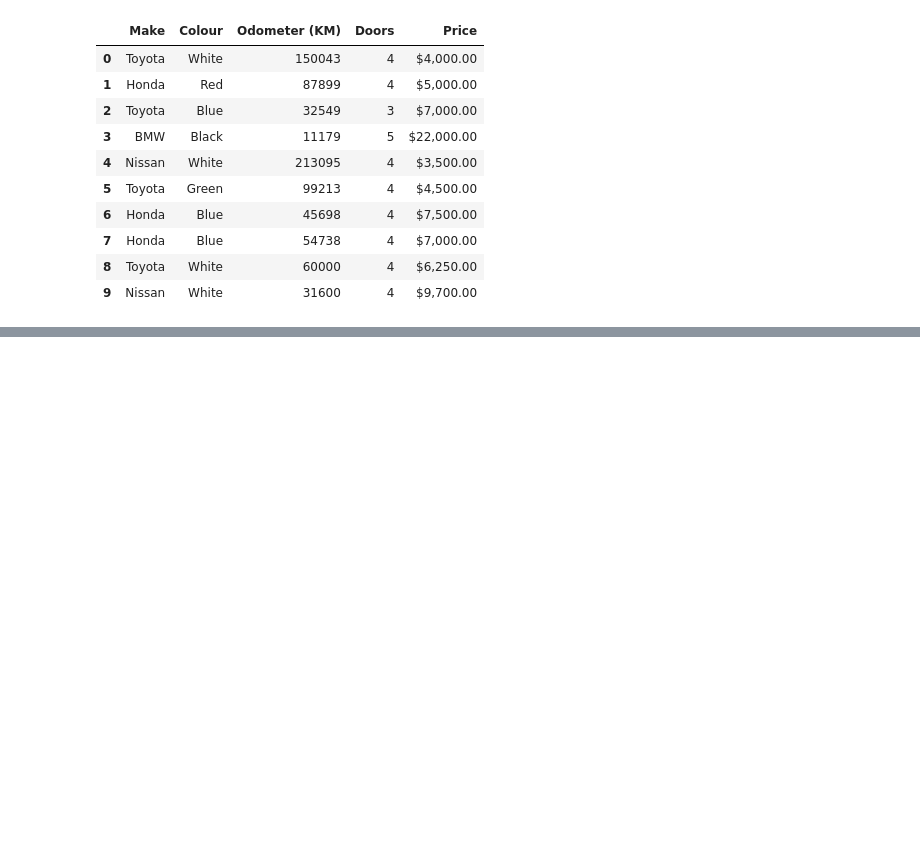
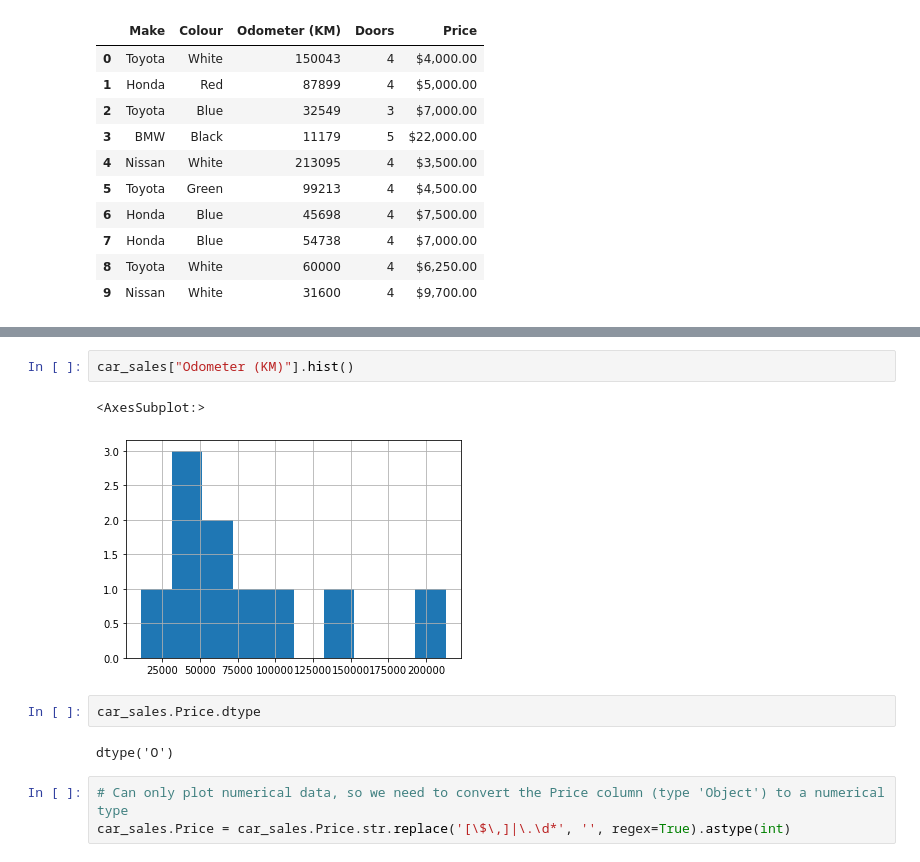
Before and after one commit to Cablab/ml-ds, a Jupyter notebook: learning-projects/intro-pandas.ipynb, the cells around one changed output, grey strips where cells are left out. Drawn from its saved outputs; the diff is of its cells as text; blank space fills up the shorter version.

```diff
--- a/learning-projects/intro-pandas.ipynb
+++ b/learning-projects/intro-pandas.ipynb
@@ -103,0 +404,12 @@ exported_car_sales
+# %%
+car_sales["Odometer (KM)"].hist()
+# %% [output]
+<AxesSubplot:>
+[figure, added]
+# %%
+car_sales.Price.dtype
+# %% [output]
+dtype('O')
+# %%
+# Can only plot numerical data, so we need to convert the Price column (type 'Object') to a numerical type
+car_sales.Price = car_sales.Price.str.replace('[\$\,]|\.\d*', '', regex=True).astype(int)
```
Also changed, not shown: parts of 72 cells of this notebook, 4 other files.
